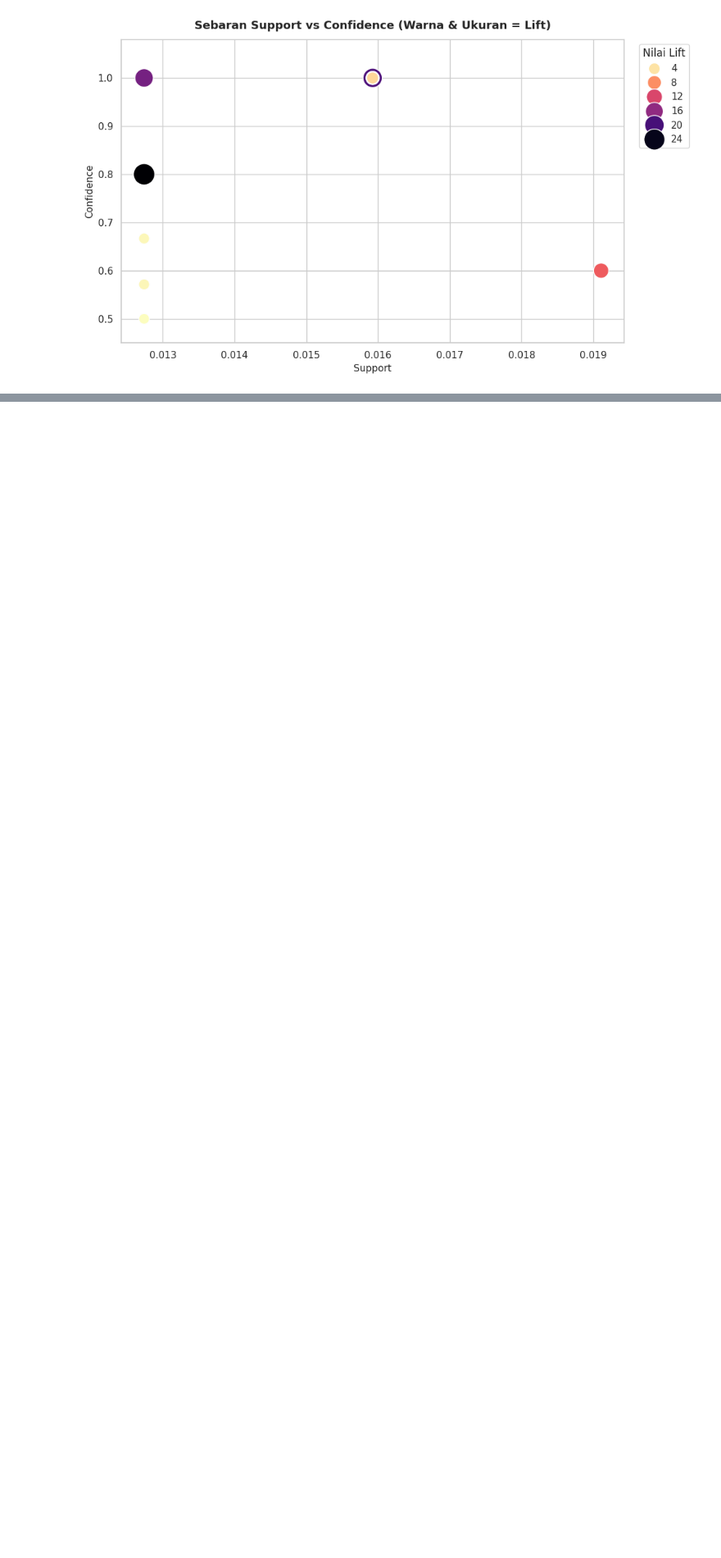
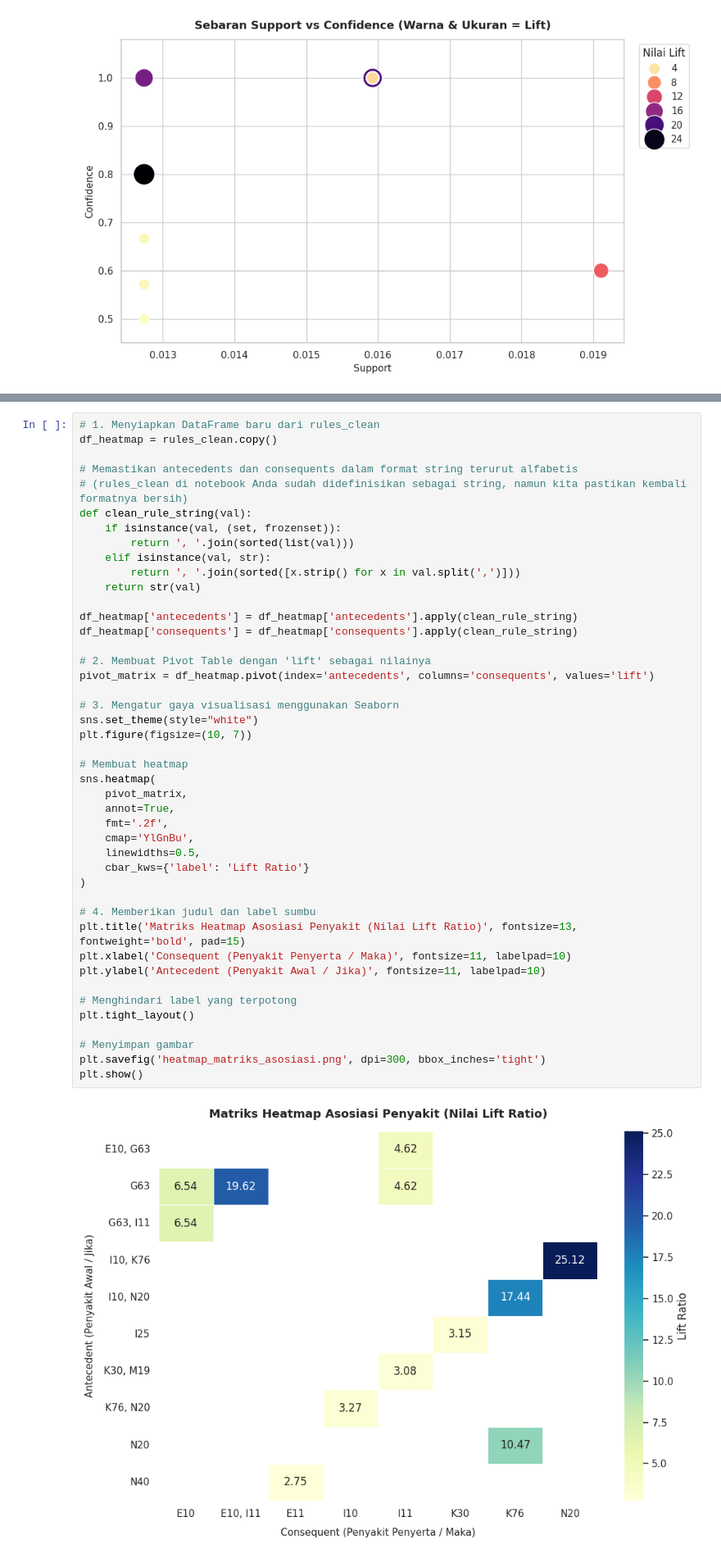
Before and after one commit to Us9r/association-rule-mining, a Jupyter notebook: association_rule_rsud.ipynb, the cells around one changed output, grey strips where cells are left out. Shown at 82% size. Drawn from its saved outputs; the diff is of its cells as text; blank space fills up the shorter version.

Commit message:
heatmap visualization

```diff
--- a/association_rule_rsud.ipynb
+++ b/association_rule_rsud.ipynb
@@ -442,0 +451,46 @@ plt.show()
+# %%
+# 1. Menyiapkan DataFrame baru dari rules_clean
+df_heatmap = rules_clean.copy()
+
+# Memastikan antecedents dan consequents dalam format string terurut alfabetis
+# (rules_clean di notebook Anda sudah didefinisikan sebagai string, namun kita pastikan kembali formatnya bersih)
+def clean_rule_string(val):
+    if isinstance(val, (set, frozenset)):
+        return ', '.join(sorted(list(val)))
+    elif isinstance(val, str):
+        return ', '.join(sorted([x.strip() for x in val.split(',')]))
+    return str(val)
+
+df_heatmap['antecedents'] = df_heatmap['antecedents'].apply(clean_rule_string)
+df_heatmap['consequents'] = df_heatmap['consequents'].apply(clean_rule_string)
+
+# 2. Membuat Pivot Table dengan 'lift' sebagai nilainya
+pivot_matrix = df_heatmap.pivot(index='antecedents', columns='consequents', values='lift')
+
+# 3. Mengatur gaya visualisasi menggunakan Seaborn
+sns.set_theme(style="white")
+plt.figure(figsize=(10, 7))
+
+# Membuat heatmap
+sns.heatmap(
+    pivot_matrix,
+    annot=True,
+    fmt='.2f',
+    cmap='YlGnBu',
+    linewidths=0.5,
+    cbar_kws={'label': 'Lift Ratio'}
+)
+
+# 4. Memberikan judul dan label sumbu
+plt.title('Matriks Heatmap Asosiasi Penyakit (Nilai Lift Ratio)', fontsize=13, fontweight='bold', pad=15)
+plt.xlabel('Consequent (Penyakit Penyerta / Maka)', fontsize=11, labelpad=10)
+plt.ylabel('Antecedent (Penyakit Awal / Jika)', fontsize=11, labelpad=10)
+
+# Menghindari label yang terpotong
+plt.tight_layout()
+
+# Menyimpan gambar
+plt.savefig('heatmap_matriks_asosiasi.png', dpi=300, bbox_inches='tight')
+plt.show()
+# %% [output]
+[figure, added]
```
Also changed, not shown: parts of 9 cells of this notebook.
